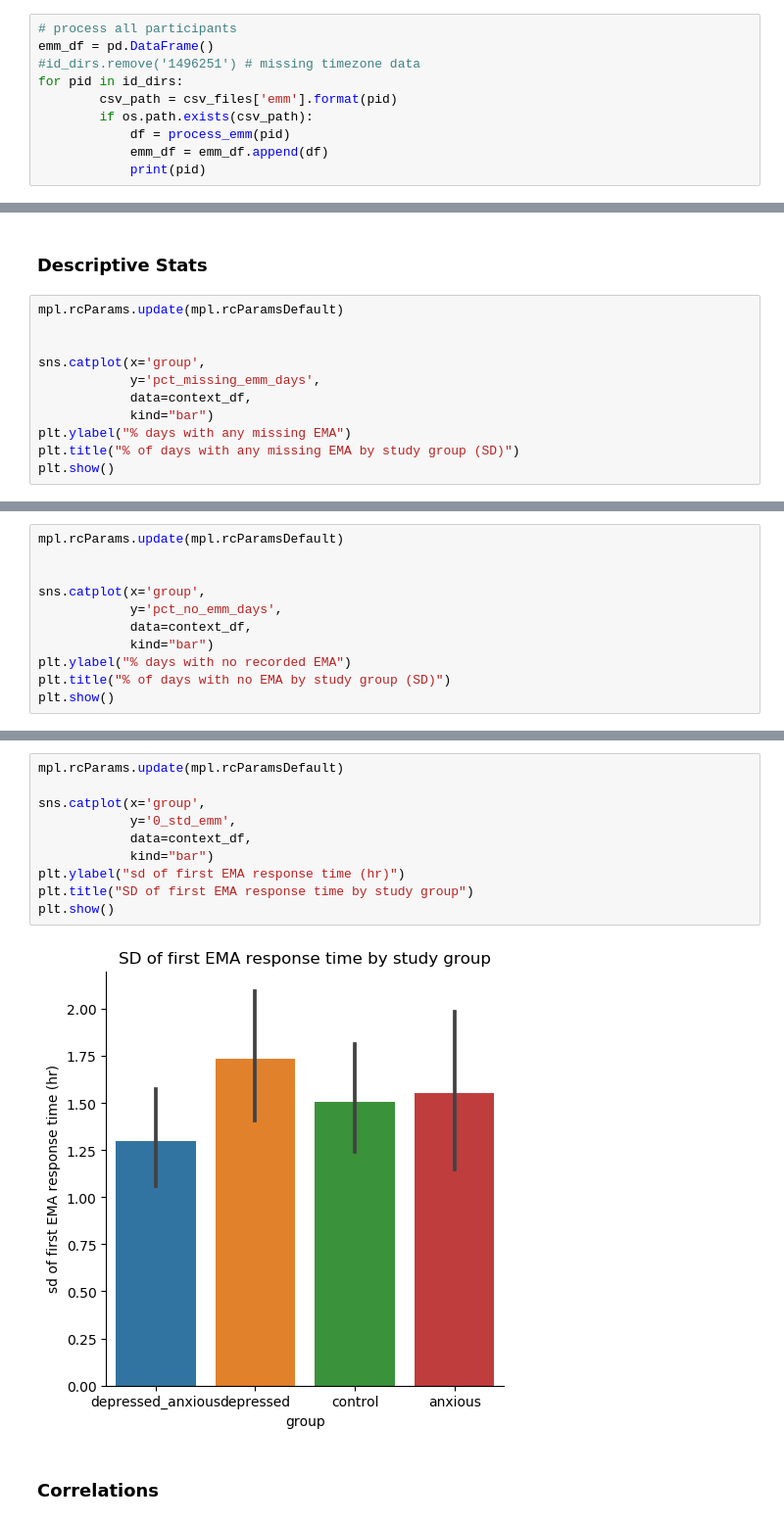
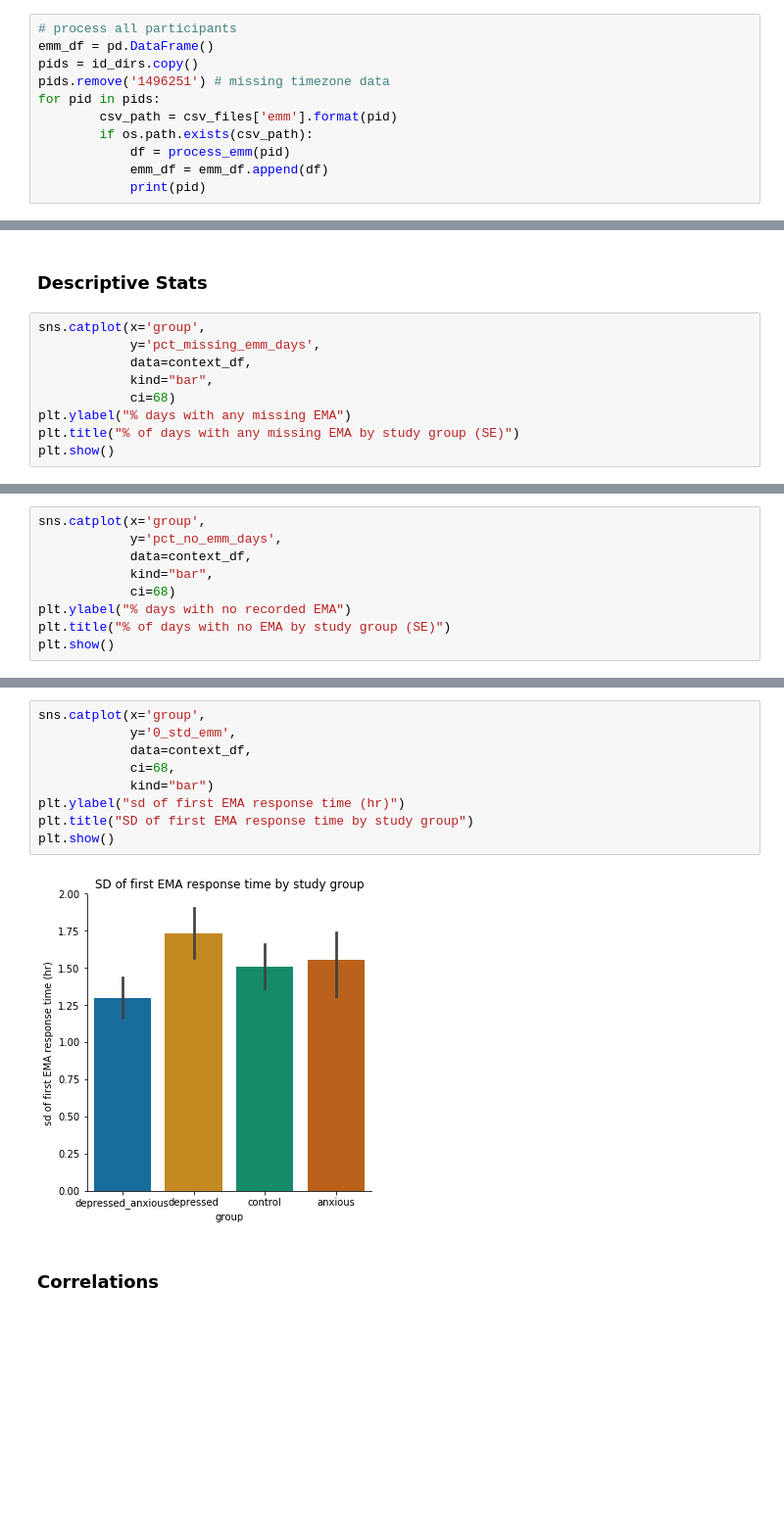
Before and after one commit to tliu526/lifesense, a Jupyter notebook: ema_context.ipynb, the cells around one changed output, grey strips where cells are left out. Shown at 98% size. Cells and saved outputs as stored; diff of their text form; blank space fills up the shorter version.

```diff
--- a/ema_context.ipynb
+++ b/ema_context.ipynb
@@ -192,8 +146,9 @@ test_df.head()
 # %%
 # process all participants
 emm_df = pd.DataFrame()
-#id_dirs.remove('1496251') # missing timezone data
-for pid in id_dirs:
+pids = id_dirs.copy()
+pids.remove('1496251') # missing timezone data
+for pid in pids:
         csv_path = csv_files['emm'].format(pid)
         if os.path.exists(csv_path):
             df = process_emm(pid)
@@ -512,14 +547,12 @@ def build_emm_response_plot(target):
 # %% [markdown]
 ### Descriptive Stats
 # %%
-mpl.rcParams.update(mpl.rcParamsDefault)
-
-
 sns.catplot(x='group',
             y='pct_missing_emm_days',
             data=context_df,
-            kind="bar")
+            kind="bar",
+            ci=68)
 plt.ylabel("% days with any missing EMA")
-plt.title("% of days with any missing EMA by study group (SD)")
+plt.title("% of days with any missing EMA by study group (SE)")
 plt.show()
 # %% [output]
@@ -527,12 +560,10 @@ plt.show()
 # %%
-mpl.rcParams.update(mpl.rcParamsDefault)
-
-
 sns.catplot(x='group',
             y='pct_no_emm_days',
             data=context_df,
-            kind="bar")
+            kind="bar",
+            ci=68)
 plt.ylabel("% days with no recorded EMA")
-plt.title("% of days with no EMA by study group (SD)")
+plt.title("% of days with no EMA by study group (SE)")
 plt.show()
 # %% [output]
@@ -556,14 +587,13 @@ build_emm_response_plot('focus')
 # %%
-mpl.rcParams.update(mpl.rcParamsDefault)
-
 sns.catplot(x='group',
             y='0_std_emm',
             data=context_df,
+            ci=68,
             kind="bar")
 plt.ylabel("sd of first EMA response time (hr)")
 plt.title("SD of first EMA response time by study group")
 plt.show()
 # %% [output]
-[figure, old version]
+[figure, new version]
 # %% [markdown]
 ### Correlations
```
Also changed, not shown: parts of 39 cells of this notebook.
